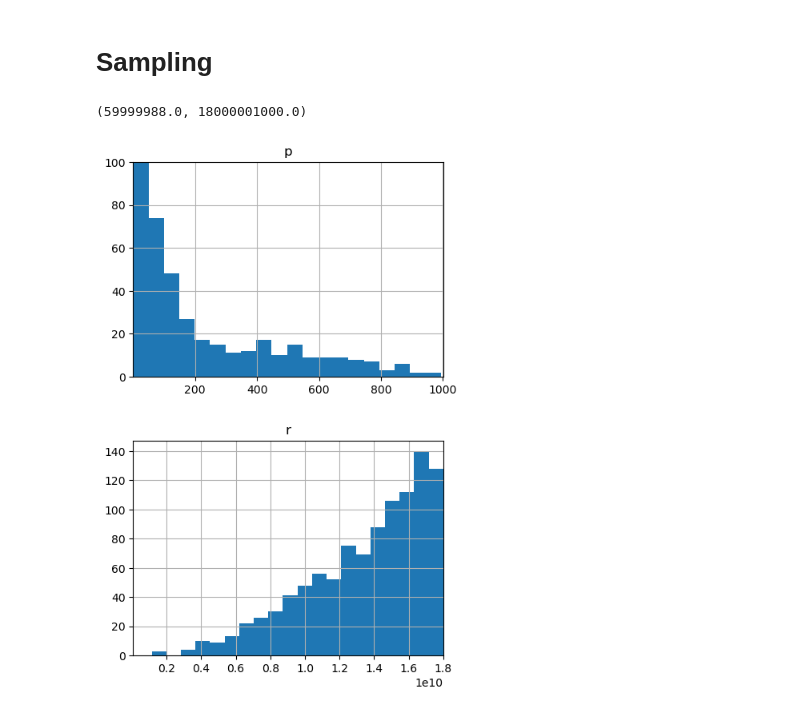
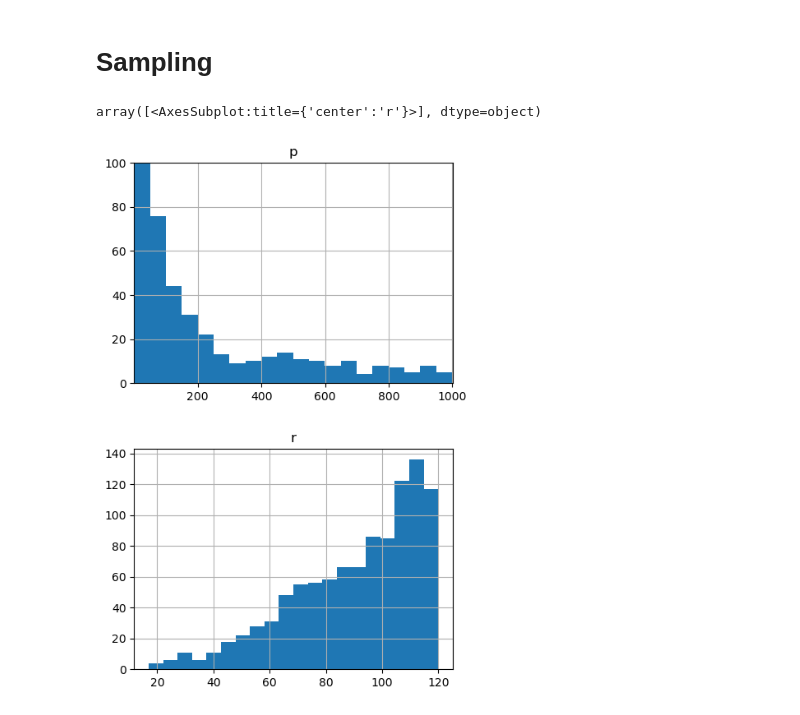
Before and after one commit to linneawolniewicz/pinns, a Jupyter notebook: data/sampling_sandbox.ipynb, the cells around one changed output. Saved outputs shown, nothing was run; the diff lists cells and outputs as text; code cells hidden in the pictures.

```diff
--- a/data/sampling_sandbox.ipynb
+++ b/data/sampling_sandbox.ipynb
@@ -58,18 +58,18 @@ r = (beta_dist.sample((batchsize, 1))*tfm.abs(np.exp(ub[1]) - np.exp(lb[1]))) +
 p = np.exp(p)
 
 p = pd.DataFrame(p[:, 0], columns=['p'])
-r = pd.DataFrame(r[:, 0], columns=['r'])
+r = pd.DataFrame(r[:, 0]/150e6, columns=['r'])
 # %%
 # Visualize
 fig, axes = plt.subplots(2, figsize=(5, 8))
 axes[0].set_title('p')
 p.hist(ax=axes[0], bins=20)
 axes[0].set_xlim(4.332436e-02, 1.00093756e+03)
 axes[0].set_ylim(0, 100)
 
 axes[1].set_title('r')
 r.hist(ax=axes[1], bins=20)
-axes[1].set_xlim(5.9999988e+07, 1.80000010e+10)
+# axes[1].set_xlim(5.9999988e+07, 1.80000010e+10)
 # %% [output]
-(59999988.0, 18000001000.0)
+array([<AxesSubplot:title={'center':'r'}>], dtype=object)
-[figure, old version]
+[figure, new version]
```
Also changed, not shown: 11 other files.
